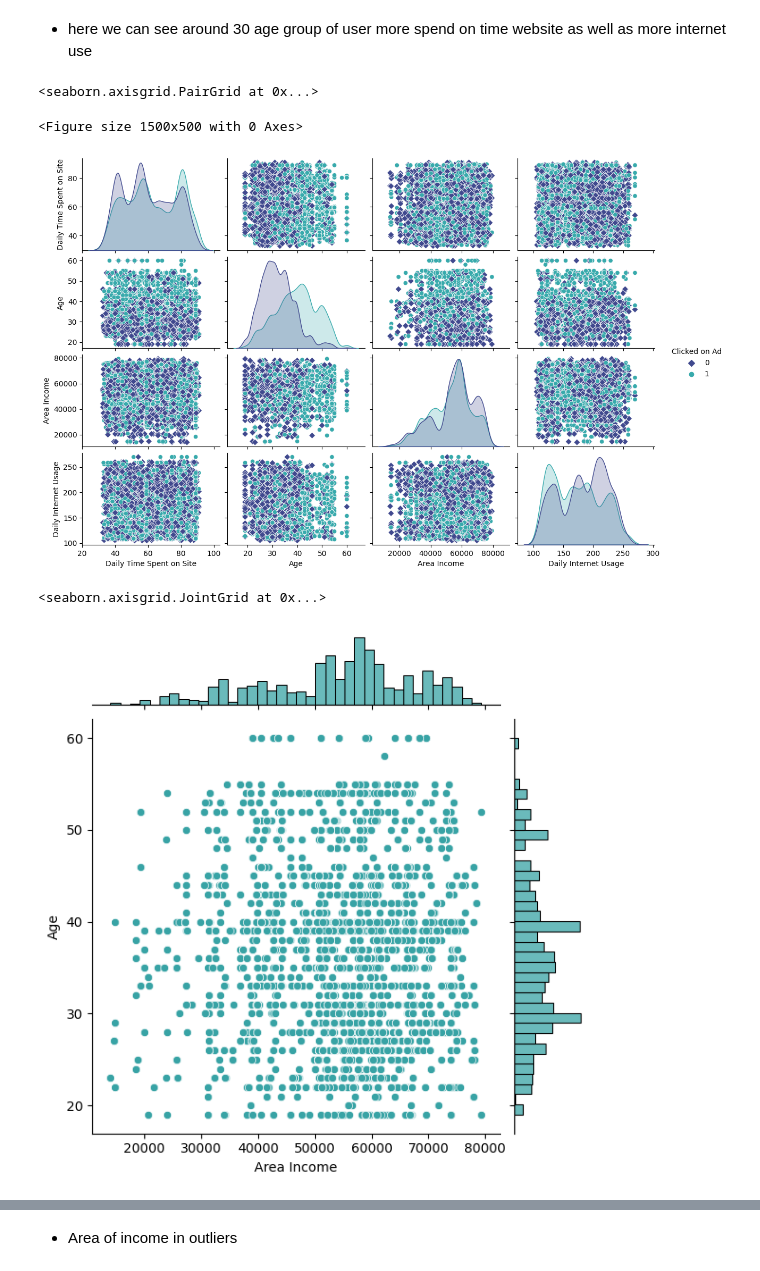
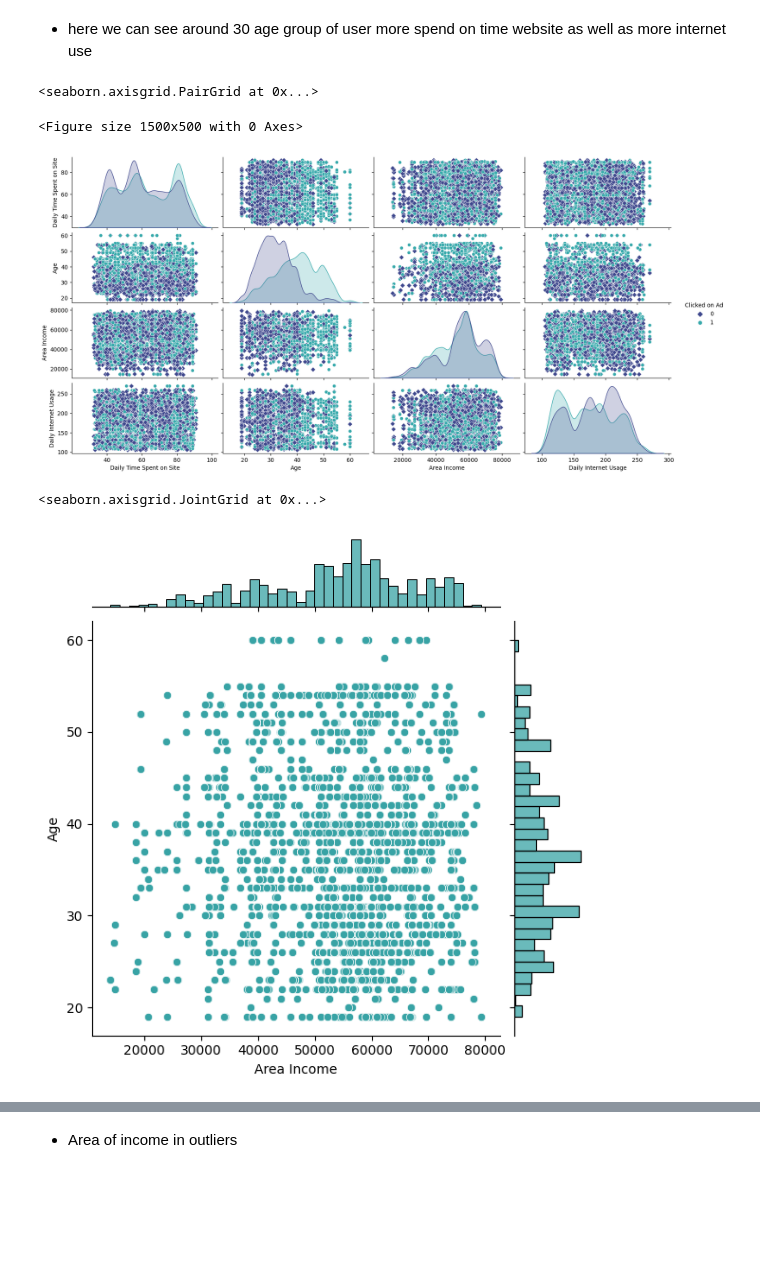
Before and after one commit to vinay-3333/demo, a Jupyter notebook: ctr.ipynb, the cells around one changed output, grey strips where cells are left out. Cells and saved outputs as stored; diff of their text form; code cells hidden in the pictures; blank space fills up the shorter version.

```diff
--- a/ctr.ipynb
+++ b/ctr.ipynb
@@ -52,5 +55,3 @@ ctr=pd.read_csv('C:\CTR_Prediction\ctr.csv')
-# %%
-ctr=ctr.drop_duplicates()
 # %%
 ctr.info()
 # %% [output]
@@ -493,16 +518,16 @@ This will become an error in seaborn v0.14.0; please update your code.
 - here we can see around 30 age group of user more spend on time website as well as more internet use
 # %%
 plt.figure(figsize=(15,5))
-sns.pairplot(ctr,hue='Clicked on Ad', vars = ['Daily Time Spent on Site', 'Age', 'Area Income', 'Daily Internet Usage'], palette = 'mako',height = 2,aspect=1.5,markers=['D','o'])
+sns.pairplot(ctr,hue='Clicked on Ad', vars = ['Daily Time Spent on Site', 'Age', 'Area Income', 'Daily Internet Usage'], palette = 'mako',height = 2,aspect=2,markers=['D','o'])
 # %% [output]
 <seaborn.axisgrid.PairGrid at 0x...>
 <Figure size 1500x500 with 0 Axes>
-[figure, old version]
+[figure, new version]
 # %%
 sns.jointplot(ctr,x='Area Income',y='Age',color='#38A3A5')
 # %% [output]
 <seaborn.axisgrid.JointGrid at 0x...>
-[figure, old version]
+[figure, new version]
 # %%
 sns.kdeplot(ctr,x='Daily Time Spent on Site',y='Age',color='#57CC99')
 # %% [output]
```
Also changed, not shown: parts of 54 cells of this notebook, 29 other files.
